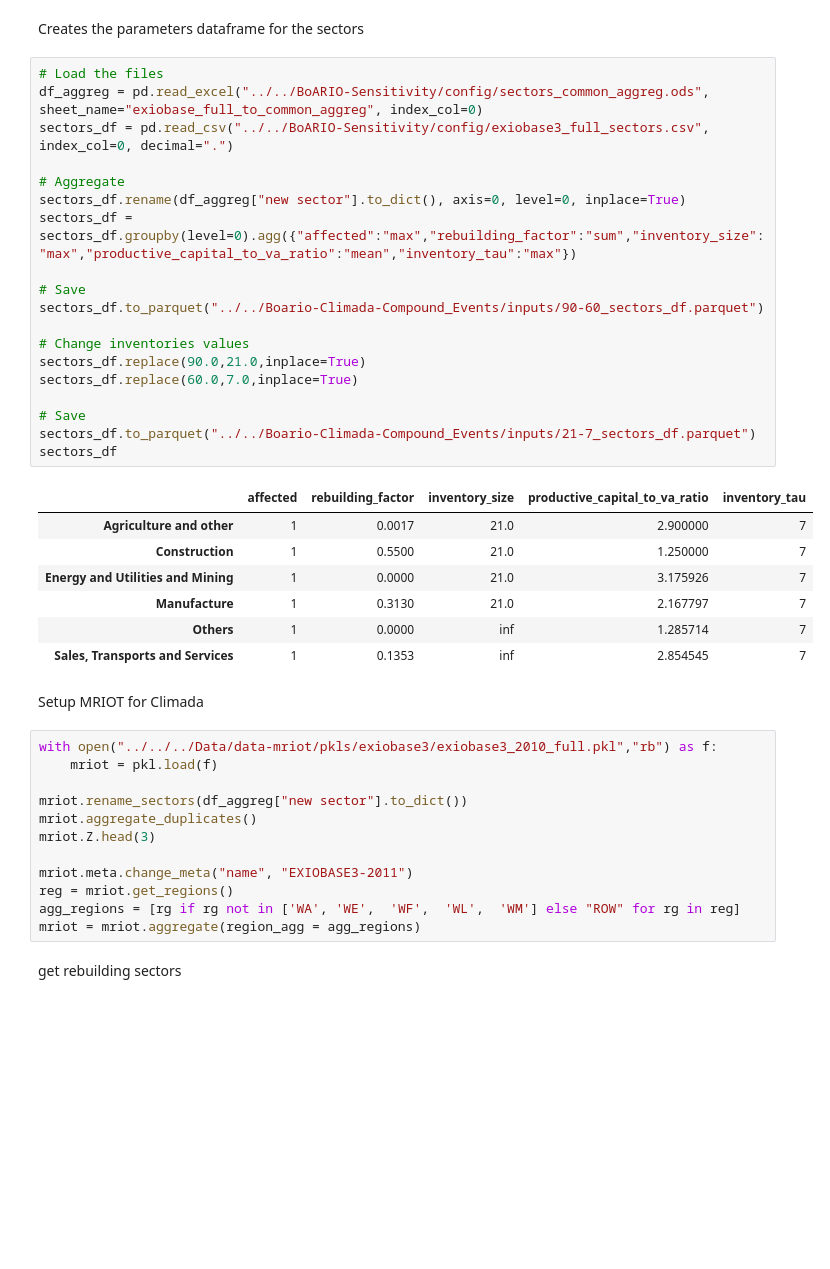
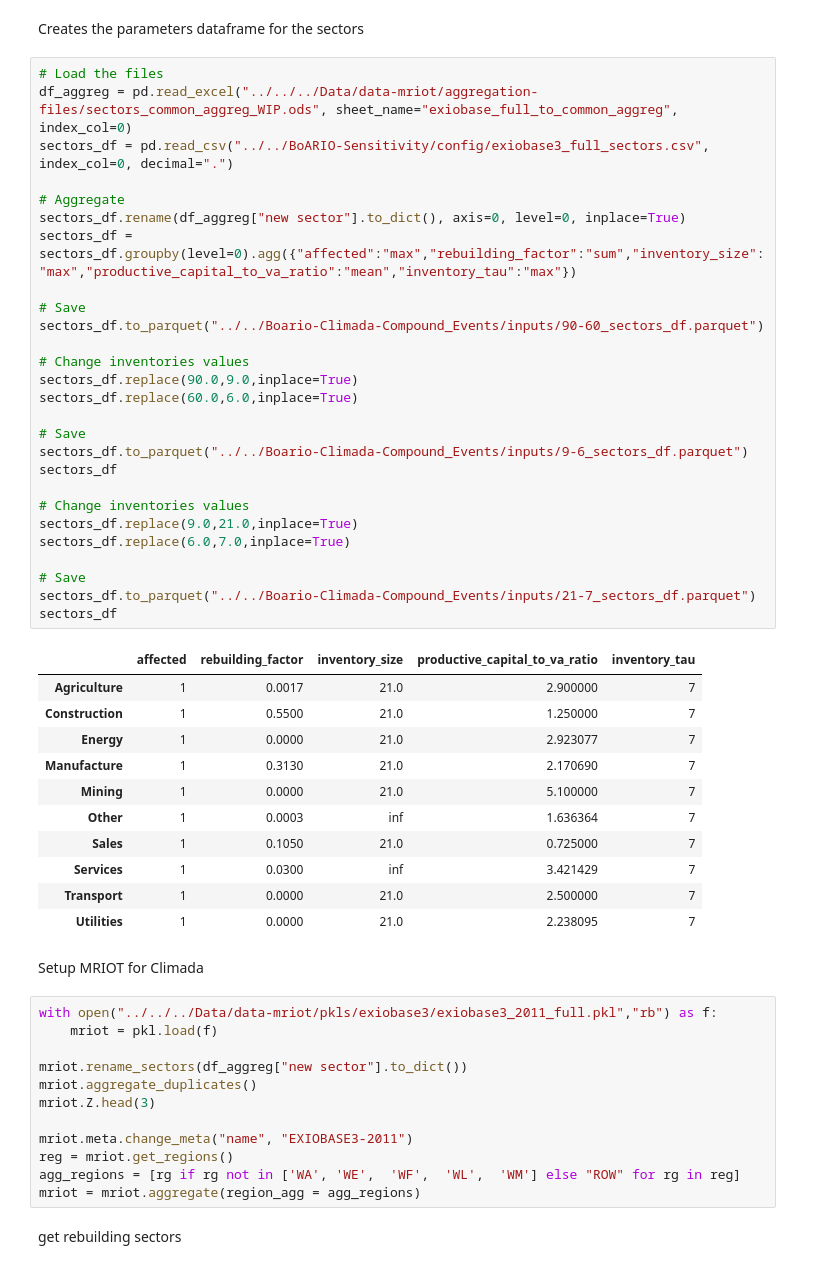
Before and after one commit to spjuhel/Boario-Climada-Compound_Events, a Jupyter notebook: Notebooks/brouillon.ipynb, the cells around one changed output. Saved outputs shown, nothing was run; the diff lists cells and outputs as text; blank space fills up the shorter version.

```diff
--- a/Notebooks/brouillon.ipynb
+++ b/Notebooks/brouillon.ipynb
@@ -25,35 +25,47 @@ EU_regs = ["AT","BE","BG","CH","DE","DK","EE","ES","FI","FR","GB","GR","HR","HU"
 Creates the parameters dataframe for the sectors
 # %%
 # Load the files
-df_aggreg = pd.read_excel("../../BoARIO-Sensitivity/config/sectors_common_aggreg.ods", sheet_name="exiobase_full_to_common_aggreg", index_col=0)
+df_aggreg = pd.read_excel("../../../Data/data-mriot/aggregation-files/sectors_common_aggreg_WIP.ods", sheet_name="exiobase_full_to_common_aggreg", index_col=0)
 sectors_df = pd.read_csv("../../BoARIO-Sensitivity/config/exiobase3_full_sectors.csv", index_col=0, decimal=".")
 
 # Aggregate
 sectors_df.rename(df_aggreg["new sector"].to_dict(), axis=0, level=0, inplace=True)
 sectors_df = sectors_df.groupby(level=0).agg({"affected":"max","rebuilding_factor":"sum","inventory_size":"max","productive_capital_to_va_ratio":"mean","inventory_tau":"max"})
 
 # Save
 sectors_df.to_parquet("../../Boario-Climada-Compound_Events/inputs/90-60_sectors_df.parquet")
 
 # Change inventories values
-sectors_df.replace(90.0,21.0,inplace=True)
-sectors_df.replace(60.0,7.0,inplace=True)
+sectors_df.replace(90.0,9.0,inplace=True)
+sectors_df.replace(60.0,6.0,inplace=True)
+
+# Save
+sectors_df.to_parquet("../../Boario-Climada-Compound_Events/inputs/9-6_sectors_df.parquet")
+sectors_df
+
+# Change inventories values
+sectors_df.replace(9.0,21.0,inplace=True)
+sectors_df.replace(6.0,7.0,inplace=True)
 
 # Save
 sectors_df.to_parquet("../../Boario-Climada-Compound_Events/inputs/21-7_sectors_df.parquet")
 sectors_df
 # %% [output]
 |  | affected | rebuilding_factor | inventory_size | productive_capital_to_va_ratio | inventory_tau |
-| Agriculture and other | 1 | 0.0017 | 21.0 | 2.900000 | 7 |
+| Agriculture | 1 | 0.0017 | 21.0 | 2.900000 | 7 |
 | Construction | 1 | 0.5500 | 21.0 | 1.250000 | 7 |
-| Energy and Utilities and Mining | 1 | 0.0000 | 21.0 | 3.175926 | 7 |
-| Manufacture | 1 | 0.3130 | 21.0 | 2.167797 | 7 |
-| Others | 1 | 0.0000 | inf | 1.285714 | 7 |
-| Sales, Transports and Services | 1 | 0.1353 | inf | 2.854545 | 7 |
+| Energy | 1 | 0.0000 | 21.0 | 2.923077 | 7 |
+| Manufacture | 1 | 0.3130 | 21.0 | 2.170690 | 7 |
+| Mining | 1 | 0.0000 | 21.0 | 5.100000 | 7 |
+| Other | 1 | 0.0003 | inf | 1.636364 | 7 |
+| Sales | 1 | 0.1050 | 21.0 | 0.725000 | 7 |
+| Services | 1 | 0.0300 | inf | 3.421429 | 7 |
+| Transport | 1 | 0.0000 | 21.0 | 2.500000 | 7 |
+| Utilities | 1 | 0.0000 | 21.0 | 2.238095 | 7 |
 # %% [markdown]
 Setup MRIOT for Climada
 # %%
-with open("../../../Data/data-mriot/pkls/exiobase3/exiobase3_2010_full.pkl","rb") as f:
+with open("../../../Data/data-mriot/pkls/exiobase3/exiobase3_2011_full.pkl","rb") as f:
     mriot = pkl.load(f)
 
 mriot.rename_sectors(df_aggreg["new sector"].to_dict())
```
Also changed, not shown: 3 other files.
